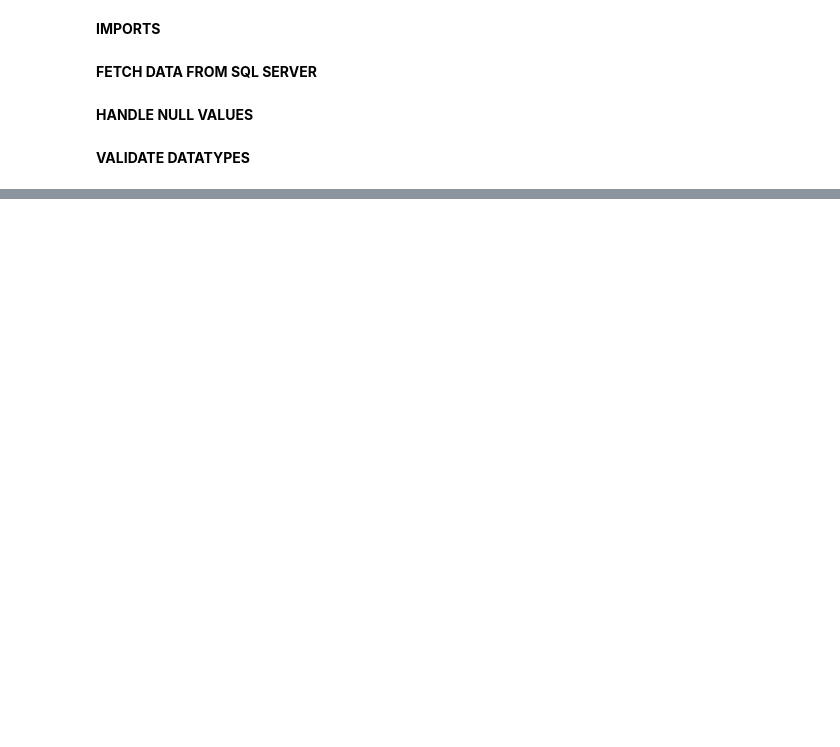
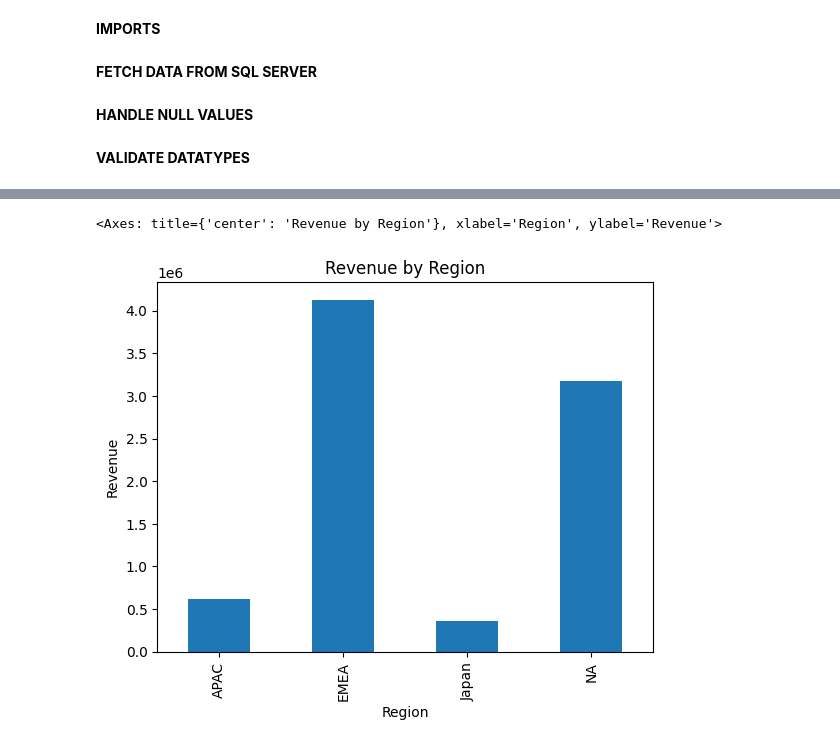
Before and after one commit to muneebsaddal/Sample-Sales-Data-Analysis, a Jupyter notebook: python/python_analysis.ipynb, the cells around one changed output, grey strips where cells are left out. Drawn from its saved outputs; the diff is of its cells as text; code cells hidden in the pictures; blank space fills up the shorter version.

```diff
--- a/python/python_analysis.ipynb
+++ b/python/python_analysis.ipynb
@@ -46,0 +66,9 @@ df["ORDERDATE"] = pd.to_datetime(df["ORDERDATE"])
+# %%
+'''
+BAR CHART FOR REVENUE CONTRIBUTION BY REGION
+'''
+region_revenue = df.groupby('TERRITORY')['REVENUE'].sum()
+region_revenue.plot(kind='bar', title='Revenue by Region', xlabel='Region', ylabel='Revenue')
+# %% [output]
+<Axes: title={'center': 'Revenue by Region'}, xlabel='Region', ylabel='Revenue'>
+[figure, added]
```
Also changed, not shown: parts of 10 cells of this notebook.
